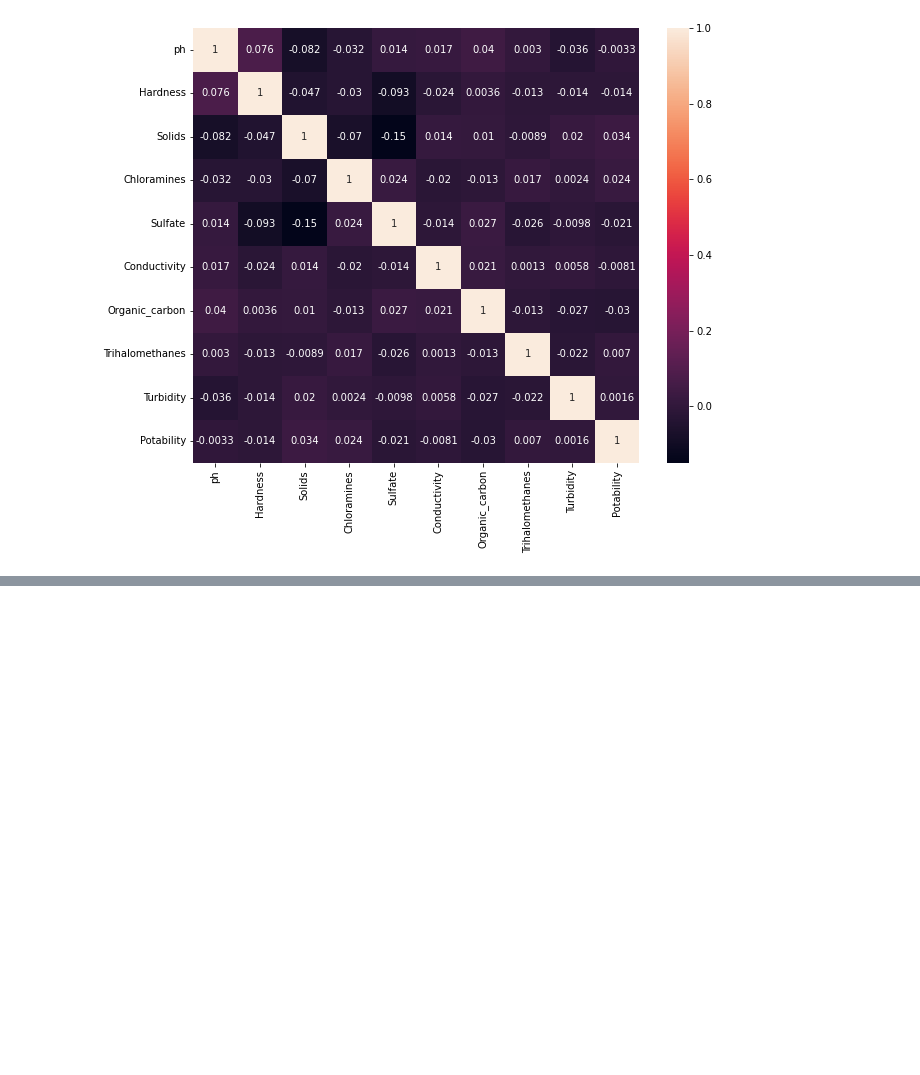
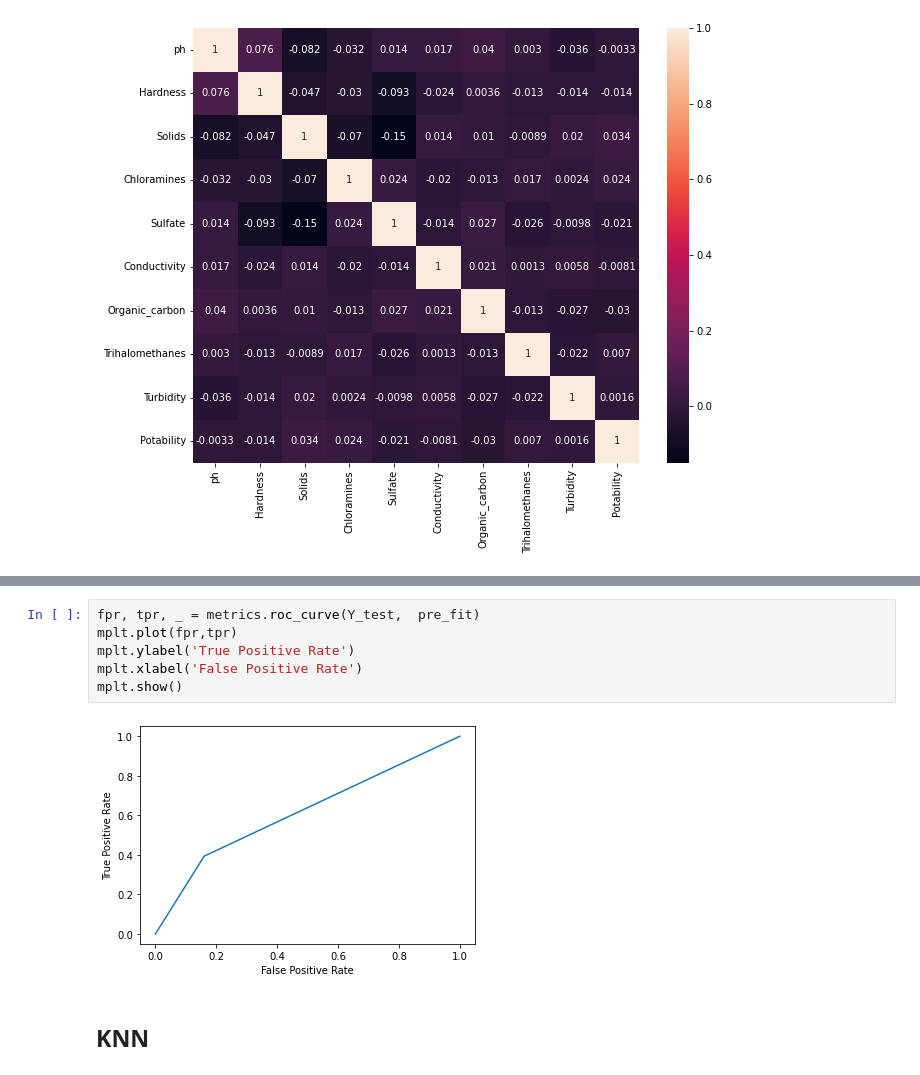
Before and after one commit to thesua7/Water-Potability-Prediction, a Jupyter notebook: Water Quality Prediction.ipynb, the cells around one changed output, grey strips where cells are left out. Saved outputs shown, nothing was run; the diff lists cells and outputs as text; blank space fills up the shorter version.

```diff
--- a/Water Quality Prediction.ipynb
+++ b/Water Quality Prediction.ipynb
@@ -236,0 +356,10 @@ mplt.show()
+# %%
+fpr, tpr, _ = metrics.roc_curve(Y_test,  pre_fit)
+mplt.plot(fpr,tpr)
+mplt.ylabel('True Positive Rate')
+mplt.xlabel('False Positive Rate')
+mplt.show()
+# %% [output]
+[figure, added]
+# %% [markdown]
+## KNN
```
Also changed, not shown: parts of 27 cells of this notebook.
